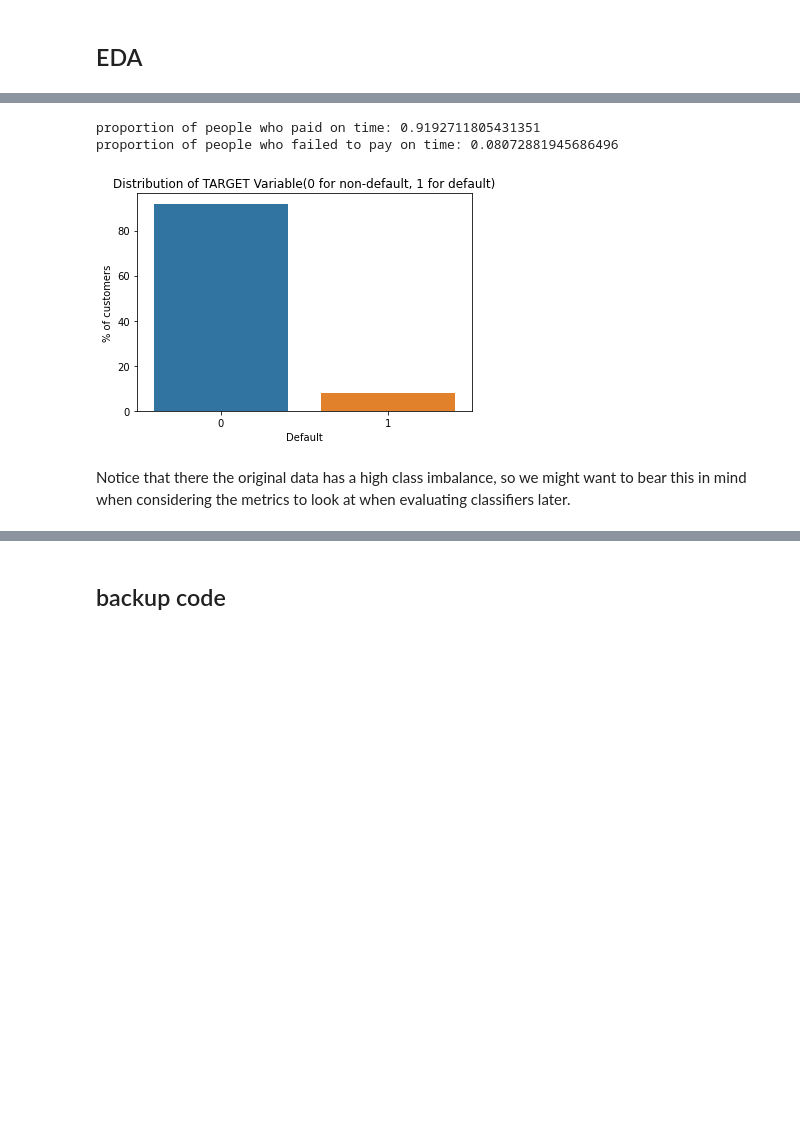
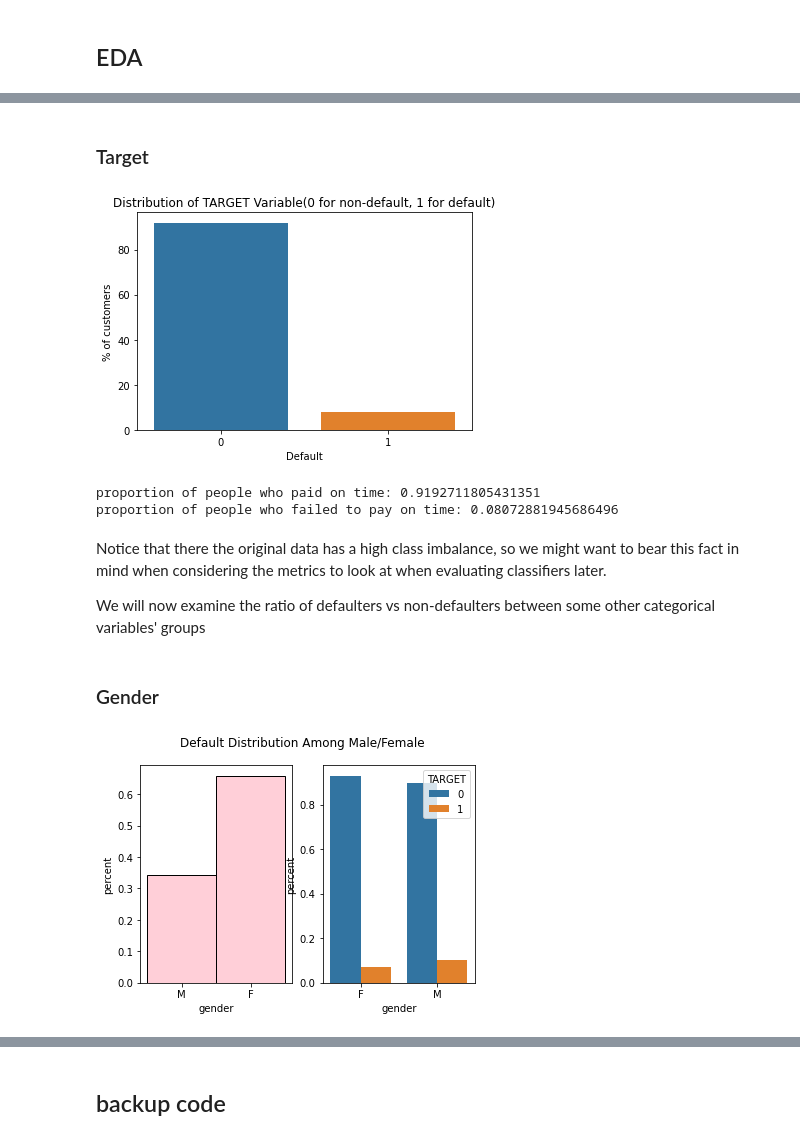
Before and after one commit to UCB-stat-159-s22/hw07-Group11, a Jupyter notebook: main.ipynb, the cells around one changed output, grey strips where cells are left out. Drawn from its saved outputs; the diff is of its cells as text; code cells hidden in the pictures; blank space fills up the shorter version.

Commit message:
added plots

```diff
--- a/main.ipynb
+++ b/main.ipynb
@@ -79,16 +79,38 @@ First, we look at the general picture of what is the proportion of people using
-# %%
-print("proportion of people who paid on time:", 1-df["TARGET"].mean())
-print("proportion of people who failed to pay on time:", df["TARGET"].mean())
-# %% [output]
-proportion of people who paid on time: 0.9192711805431351
-proportion of people who failed to pay on time: 0.08072881945686496
+# %% [markdown]
+### Target
 # %%
 sns.barplot(x="TARGET", y="TARGET", data=df, estimator=lambda x: len(x) / len(df) * 100)
 plt.xlabel("Default")
 plt.ylabel("% of customers")
 plt.title("Distribution of TARGET Variable(0 for non-default, 1 for default)")
 plt.show()
+print("proportion of people who paid on time:", 1-df["TARGET"].mean())
+print("proportion of people who failed to pay on time:", df["TARGET"].mean())
 # %% [output]
 [figure]
+proportion of people who paid on time: 0.9192711805431351
+proportion of people who failed to pay on time: 0.08072881945686496
 # %% [markdown]
-Notice that there the original data has a high class imbalance, so we might want to bear this in mind when considering the metrics to look at when evaluating classifiers later.
+Notice that there the original data has a high class imbalance, so we might want to bear this fact in mind when considering the metrics to look at when evaluating classifiers later.
+
+We will now examine the ratio of defaulters vs non-defaulters between some other categorical variables' groups
+# %% [markdown]
+### Gender
+# %%
+# [2b] By percent
+# omit the several XNA gender entries since we want to avoid ass
+gender_df = df[df['CODE_GENDER']!= 'XNA']
+
+f, (ax1, ax2) = plt.subplots(1,2)
+
+sns.histplot(ax=ax1, x='CODE_GENDER', data=gender_df, stat='density', color='pink')
+ax1.set_xlabel("gender")
+ax1.set_ylabel('percent')
+
+gender = (gender_df.groupby(['CODE_GENDER','TARGET']).size() / gender_df.groupby(['CODE_GENDER']).size()).reset_index().rename({0:'percent'}, axis=1)
+sns.barplot(x='CODE_GENDER', hue='TARGET', y='percent', data=gender)
+ax2.set_xlabel("gender")
+f.suptitle('Default Distribution Among Male/Female')
+plt.show()
+# %% [output]
+[figure, added]
```
Also changed, not shown: parts of 2 cells of this notebook.
